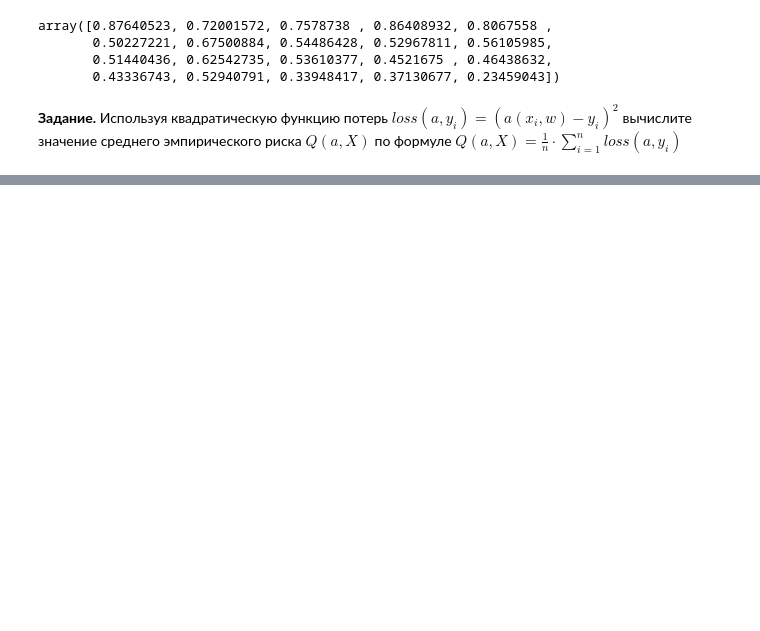
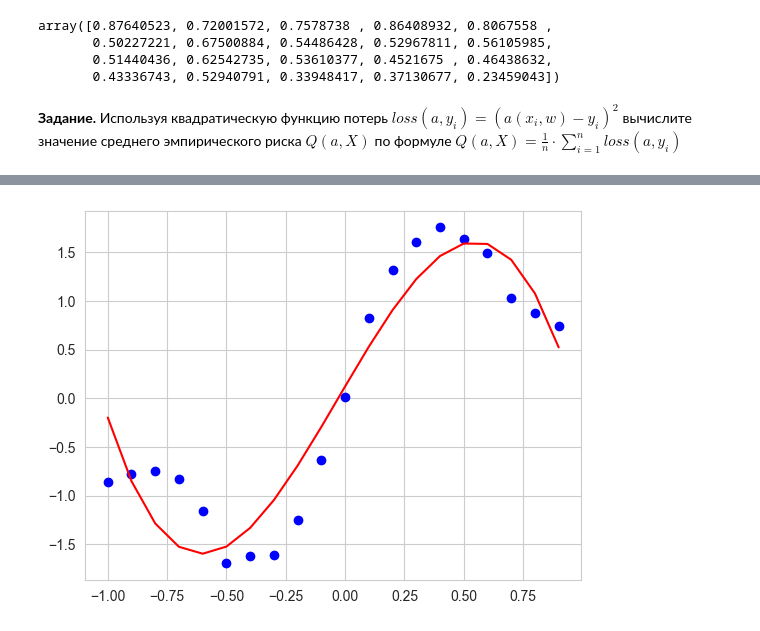
Before and after one commit to skv-analyst/education, a Jupyter notebook: ml-balakirev/01-intro/01-linear-models.ipynb, the cells around one changed output, grey strips where cells are left out. Cells and saved outputs as stored; diff of their text form; code cells hidden in the pictures; blank space fills up the shorter version.

```diff
--- a/ml-balakirev/01-intro/01-linear-models.ipynb
+++ b/ml-balakirev/01-intro/01-linear-models.ipynb
@@ -41,0 +134,6 @@ MSE: 0.010469526728196498
+# %%
+np.random.seed(0)
+x = np.arange(-1.0, 1.0, 0.1)                                                       # Аргумент [-1; 1] с шагом 0.1
+model_a = lambda xx, ww: (ww[0] + ww[1] * xx + ww[2] * xx ** 2 + ww[3] * xx ** 3)   # Модель
+Y = np.sin(x * 5) + 2 * x + np.random.normal(0, 0.1, len(x))                        # Вектор целевых значений
+X = np.array([[1, xx, xx**2, xx**3] for xx in x])                                   # Обучающая выборка для поиска коэффициентов w модели a
@@ -41,0 +160,10 @@ MSE: 0.010469526728196498
+# %%
+XT = X.T  # Транспонированная матрица X
+w = np.linalg.inv(XT @ X) @ XT @ Y  # Вычисление весов
+# %%
+y_pred = model_a(x, w)
+plt.scatter(x=x, y=Y, color='blue')
+plt.plot(x, y_pred, color='red')
+plt.show()
+# %% [output]
+[figure, added]
```
Also changed, not shown: parts of 10 cells of this notebook.
